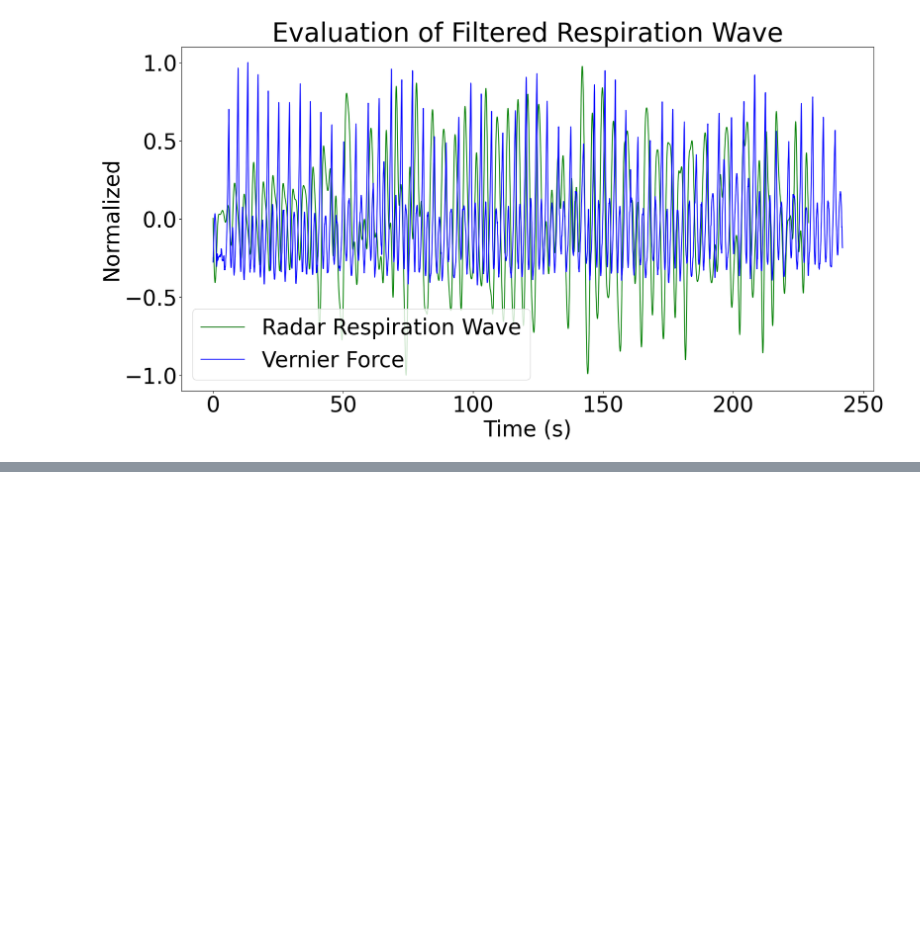
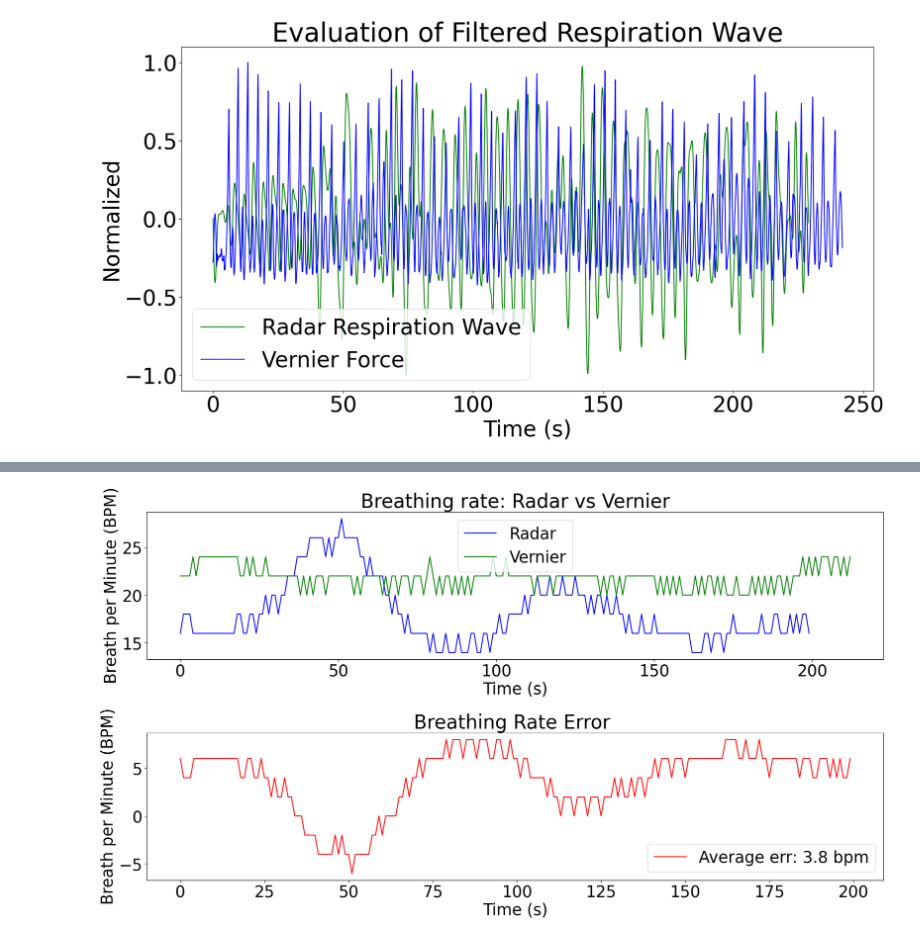
Before and after one commit to walidbrahim/radar_data_processing_tutorials, a Jupyter notebook: radar_data_processing.ipynb, the cells around one changed output, grey strips where cells are left out. Saved outputs shown, nothing was run; the diff lists cells and outputs as text; code cells hidden in the pictures; blank space fills up the shorter version.

```diff
--- a/radar_data_processing.ipynb
+++ b/radar_data_processing.ipynb
@@ -472,0 +557,30 @@ plt.show()
+# %%
+plt.rcParams.update({'font.size': 25})
+plt.rcParams["figure.figsize"] = (20,10)
+plt.subplots_adjust(left=0.1,
+                    bottom=0.1,
+                    right=0.9,
+                    top=0.9,
+                    wspace=0.4,
+                    hspace=0.5)
+
+# Plot breathing rate:
+plt.subplot(211)
+plt.plot(radar_br_array, 'b', label='Radar')
+plt.plot(vernier_br_array, 'g', label='Vernier')
+plt.title('Breathing rate: Radar vs Vernier')
+plt.xlabel('Time (s)')
+plt.ylabel('Breath per Minute (BPM)')
+plt.legend()
+
+# Plot instantaneous error graph
+plt.subplot(212)
+error_array = np.asarray(vernier_br_array[len(radar_br_array)])-np.asarray(radar_br_array)
+plt.plot(error_array, 'r', label=f'Average err: {error_array.mean()} bpm')
+plt.title('Breathing Rate Error ')
+plt.xlabel('Time (s)')
+plt.ylabel('Breath per Minute (BPM)')
+plt.legend()
+plt.show()
+# %% [output]
+[figure, added]
```
Also changed, not shown: parts of 11 cells of this notebook.
